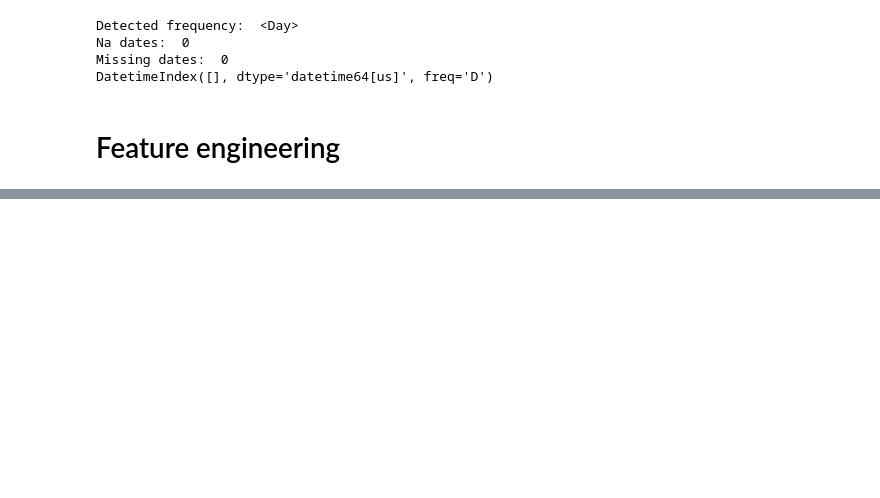
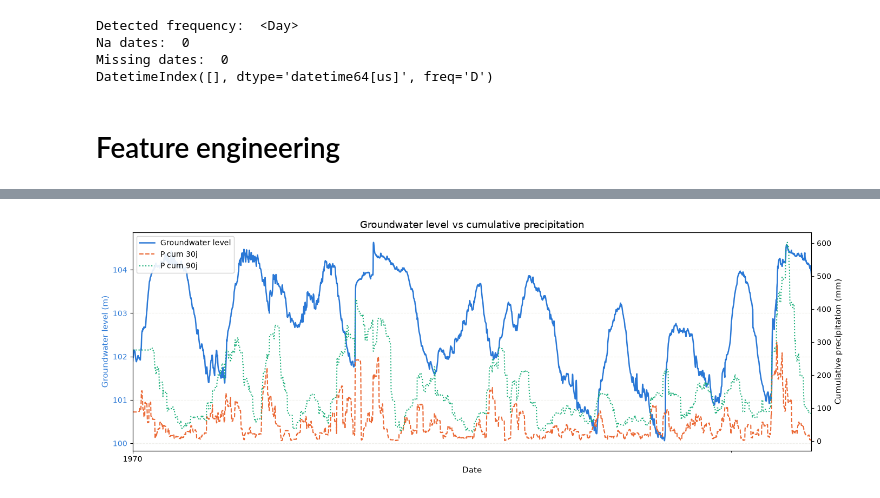
Before and after one commit to lauradmch/NappeCast-forecasting, a Jupyter notebook: notebooks/features_engineering.ipynb, the cells around one changed output, grey strips where cells are left out. Cells and saved outputs as stored; diff of their text form; code cells hidden in the pictures; blank space fills up the shorter version.

Commit message:
feat: add figures test in features_engineering.ipynb; figures in app_features.py; correction in feature engineering setup in features_engineering.py

```diff
--- a/notebooks/features_engineering.ipynb
+++ b/notebooks/features_engineering.ipynb
@@ -253,2 +255,8 @@ output_path = Path('..') / 'data' / 'interim' / 'featured_data.csv'
 
 df.to_csv(output_path)
+# %%
+# Loading the data
+input_path = Path("..") / 'data' / 'interim' / 'featured_data_TO_DELETE.csv'
+df = pd.read_csv(input_path)
+display(df.head(5))
+print("Shape of the piezometer dataframe:\n", df.shape)
@@ -254,0 +291,62 @@ df.to_csv(output_path)
+# %%
+import matplotlib.pyplot as plt
+import matplotlib.dates as mdates
+import pandas as pd
+
+# Conversion explicite de l'index
+df.index = pd.to_datetime(df.index)
+
+fig, ax1 = plt.subplots(figsize=(14, 5))
+
+# --- Bandes annuelles alternées ---
+for i, year in enumerate(range(2017, 2027)):
+    if i % 2 == 0:
+        ax1.axvspan(
+            pd.Timestamp(f"{year}-01-01"),
+            pd.Timestamp(f"{year+1}-01-01"),
+            color="#f5f5f3", alpha=0.6, zorder=0
+        )
+
+# --- Axe gauche : niveau nappe d'eau ---
+color_nappe = "#2a78d6"
+ax1.plot(df.index, df["niveau_nappe_eau"],
+         color=color_nappe, linewidth=1.8, label="Groundwater level")
+ax1.set_ylabel("Groundwater level (m)", color=color_nappe, fontsize=11)
+ax1.tick_params(axis="y", labelcolor=color_nappe)
+
+# --- Axe droit : précipitations cumulées ---
+ax2 = ax1.twinx()
+color_30 = "#eb6834"
+color_90 = "#1baf7a"
+
+ax2.plot(df.index, df["P_cum_30d"],
+         color=color_30, linewidth=1.5, linestyle="--", label="P cum 30j")
+ax2.plot(df.index, df["P_cum_90d"],
+         color=color_90, linewidth=1.5, linestyle=":",  label="P cum 90j")
+ax2.set_ylabel("Cumulative precipitation (mm)", fontsize=11)
+
+# --- Limites X explicites ---
+ax1.set_xlim(pd.Timestamp(min(df.index)), pd.Timestamp(max(df.index)))
+
+# --- Format axe X ---
+ax1.xaxis.set_major_locator(mdates.YearLocator())
+ax1.xaxis.set_major_formatter(mdates.DateFormatter("%Y"))
+ax1.xaxis.set_minor_locator(mdates.MonthLocator(bymonth=[4, 7, 10]))
+
+# --- Mise en forme ---
+ax1.set_xlabel("Date", fontsize=11)
+ax1.set_title("Groundwater level vs cumulative precipitation", fontsize=13, fontweight="500")
+ax1.grid(axis="x", color="#e1e0d9", linewidth=0.8)
+ax1.grid(axis="y", color="#e1e0d9", linewidth=0.8, linestyle="--", alpha=0.5)
+
+# --- Légende unifiée ---
+lines1, labels1 = ax1.get_legend_handles_labels()
+lines2, labels2 = ax2.get_legend_handles_labels()
+ax1.legend(lines1 + lines2, labels1 + labels2,
+           loc="upper left", framealpha=0.9, fontsize=10)
+
+fig.autofmt_xdate(rotation=0, ha="center")
+fig.tight_layout()
+plt.show()
+# %% [output]
+[figure, added]
```
Also changed, not shown: parts of 16 cells of this notebook, 2 other files.
